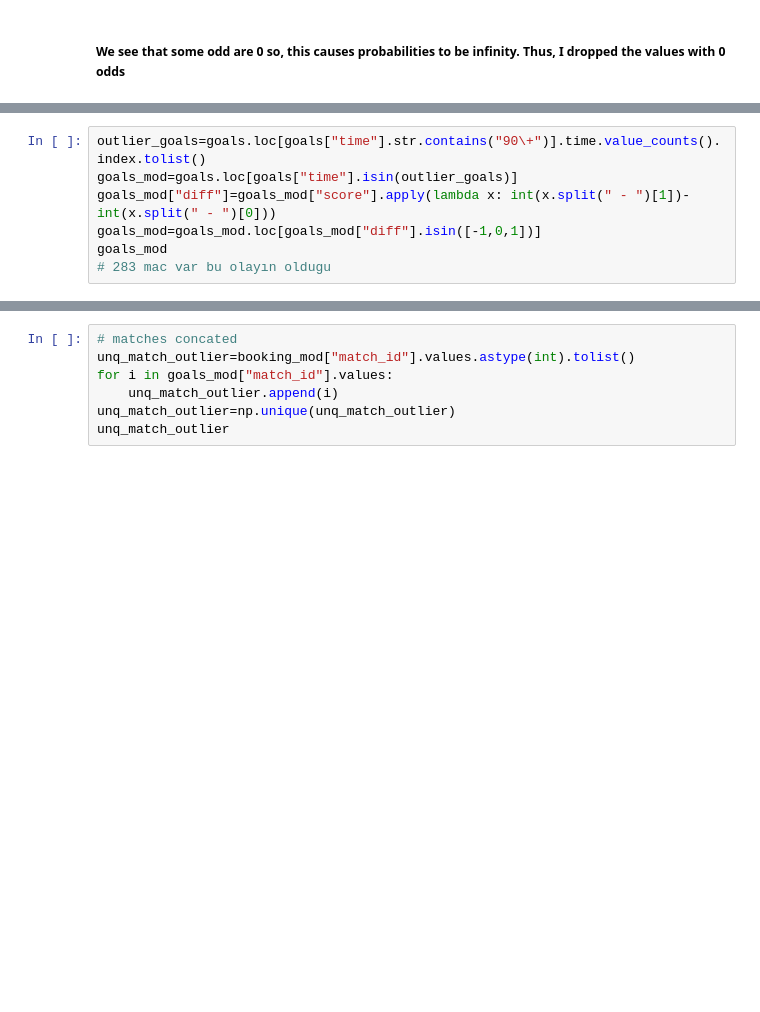
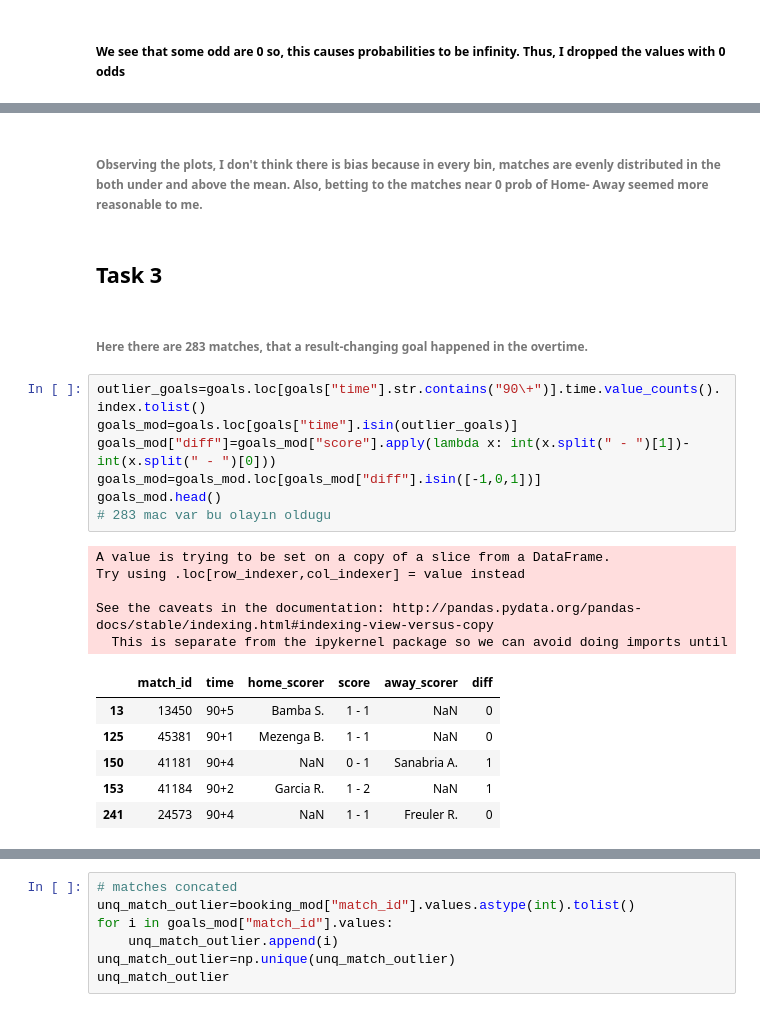
Before and after one commit to kubilay-yavuz/fall19-kubilay-yavuz, a Jupyter notebook: HW1/IE582_hw1.ipynb, the cells around one changed output, grey strips where cells are left out. Saved outputs shown, nothing was run; the diff lists cells and outputs as text; blank space fills up the shorter version.

```diff
--- a/HW1/IE582_hw1.ipynb
+++ b/HW1/IE582_hw1.ipynb
@@ -249,7 +269,25 @@ for i,bm in enumerate(bookmakers):
+# %% [markdown]
+###### Observing the plots, I don't think there is bias because in every bin, matches are evenly distributed in the both under and above the mean. Also, betting to the matches near 0 prob of Home- Away seemed more reasonable to me.
+# %% [markdown]
+## Task 3
+# %% [markdown]
+###### Here there are 283 matches, that a result-changing goal happened in the overtime.
 # %%
 outlier_goals=goals.loc[goals["time"].str.contains("90\+")].time.value_counts().index.tolist()
 goals_mod=goals.loc[goals["time"].isin(outlier_goals)]
 goals_mod["diff"]=goals_mod["score"].apply(lambda x: int(x.split(" - ")[1])-int(x.split(" - ")[0]))
 goals_mod=goals_mod.loc[goals_mod["diff"].isin([-1,0,1])]
-goals_mod
+goals_mod.head()
 # 283 mac var bu olayın oldugu
+# %% [output]
+A value is trying to be set on a copy of a slice from a DataFrame.
+Try using .loc[row_indexer,col_indexer] = value instead
+
+See the caveats in the documentation: http://pandas.pydata.org/pandas-docs/stable/indexing.html#indexing-view-versus-copy
+  This is separate from the ipykernel package so we can avoid doing imports until
+|  | match_id | time | home_scorer | score | away_scorer | diff |
+| 13 | 13450 | 90+5 | Bamba S. | 1 - 1 | NaN | 0 |
+| 125 | 45381 | 90+1 | Mezenga B. | 1 - 1 | NaN | 0 |
+| 150 | 41181 | 90+4 | NaN | 0 - 1 | Sanabria A. | 1 |
+| 153 | 41184 | 90+2 | Garcia R. | 1 - 2 | NaN | 1 |
+| 241 | 24573 | 90+4 | NaN | 1 - 1 | Freuler R. | 0 |
```
Also changed, not shown: parts of 23 cells of this notebook, 1 other file.
